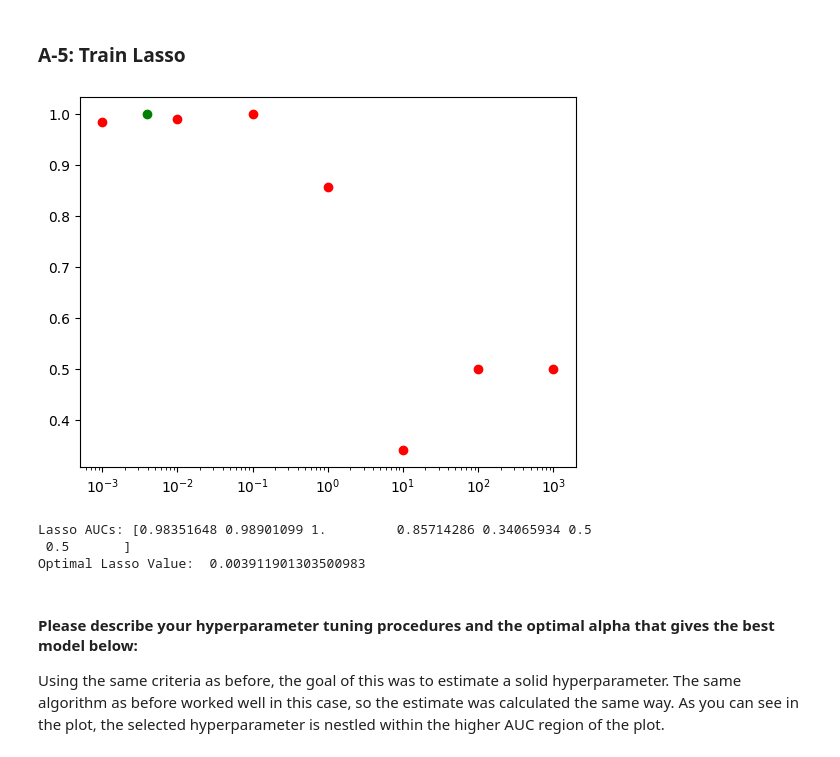
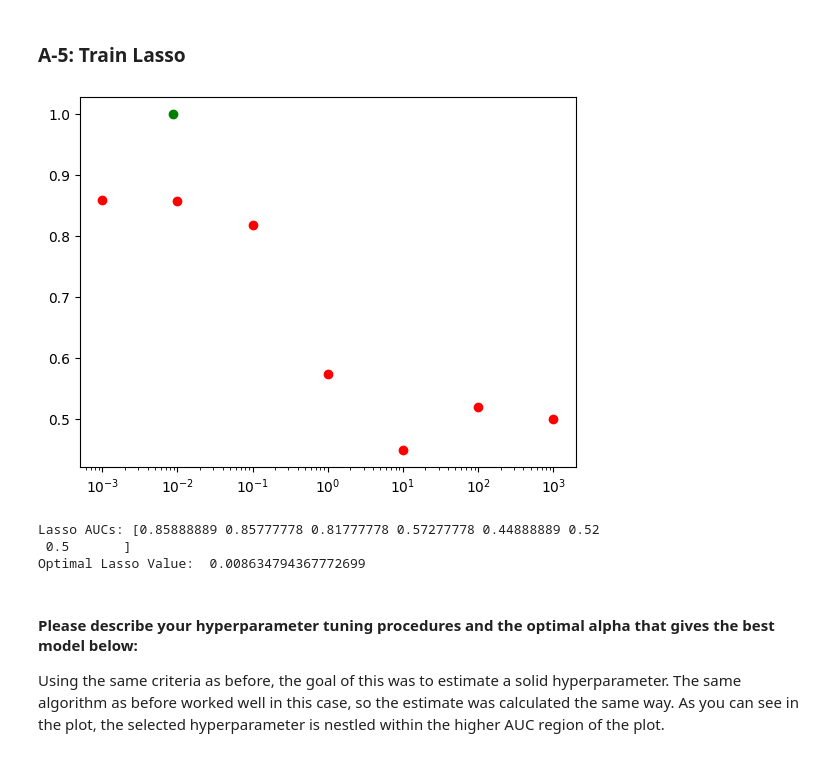
Before and after one commit to Tombo-Combo77/633Hw2, a Jupyter notebook: CSCE633_HW2_Starter_Notebook.ipynb, the cells around one changed output. Cells and saved outputs as stored; diff of their text form; code cells hidden in the pictures.

```diff
--- a/CSCE633_HW2_Starter_Notebook.ipynb
+++ b/CSCE633_HW2_Starter_Notebook.ipynb
@@ -144,43 +147,44 @@ I had initialy tried a quadratic fit, and was going to choose the maximum value
 # %%
 def train_lasso( x_train: np.ndarray, y_train:np.ndarray, x_val: np.ndarray, y_val: np.ndarray, max_iter: int = int(1e8))-> dict:
     '''
         Instantiate an object of Lasso Regression Model. Train the model object using training data for the given N-bootstraps iterations.
         In each iteration train the model for all alpha_vals, compute the auc values with the validation set and append the values to aucs_lasso.
         Return the "lasso_mean_auc" dictionary which stores the mean auc for each alpha.
     '''
-    n_bootstraps = int(1e3) #TODO: Figure out what these bootstraps are for
-    aucs_lasso = []
+    n_bootstraps = int(1e1) #NOTE: I lowered this for the code to terminate quicker while testing.
+    aucs_lasso = {1e-3:0, 1e-2:0, 1e-1:0, 1:0, 1e1:0, 1e2:0, 1e3:0}
     alpha_vals = [1e-3, 1e-2, 1e-1, 1, 1e1, 1e2, 1e3]
 
     ## YOUR CODE HERE
-    maxAuc = 0
-    for alpha in alpha_vals:
-        model = Lasso(alpha = alpha,  max_iter = max_iter)
-        model.fit(x_train, y_train)
-        fpr, tpr, thresholds = metrics.roc_curve(y_val, model.predict(x_val))
-        auc = metrics.auc(fpr, tpr)
-        aucs_lasso.append(auc)
-    return {A: B for A, B in zip(alpha_vals, aucs_lasso)}
+    for idx in range(n_bootstraps):
+        for alpha in alpha_vals:
+            model = Lasso(alpha = alpha,  max_iter = max_iter)
+            trX, trY = resample(x_train, y_train, replace=True)
+            model.fit(trX, trY)
+            fpr, tpr, _ = metrics.roc_curve(y_val, model.predict(x_val))
+            auc = metrics.auc(fpr, tpr)
+            aucs_lasso[alpha]=aucs_lasso[alpha]*(idx)/(idx+1)+(auc)/(idx+1) #moving average algorithm
+    return aucs_lasso
 
 #This section mirrors the previous section, with the same algorithm being used
 lasso_score = train_lasso(trFeat, trLbl, valFeat, valLbl)
 alphas, aucs =zip(*lasso_score.items())
 alphas = np.asarray(alphas)
 aucs = np.asarray(aucs)
 plt.scatter(alphas, aucs, color='red')
 aucs2 = aucs**2 #If I square this parameter, I put more emphasis on the good estimate margin
 opt_alphaL = 10**(np.sum((aucs2*np.log(alphas)))/np.sum(aucs2))
 plt.scatter(opt_alphaL, 1, color='green')
 plt.xscale('log')
 plt.show()
 
 print("Lasso AUCs: {}".format(aucs))
 print("Optimal Lasso Value: ", opt_alphaL)
 # %% [output]
-[figure, old version]
+[figure, new version]
-Lasso AUCs: [0.98351648 0.98901099 1.         0.85714286 0.34065934 0.5
+Lasso AUCs: [0.85888889 0.85777778 0.81777778 0.57277778 0.44888889 0.52
  0.5       ]
-Optimal Lasso Value:  0.003911901303500983
+Optimal Lasso Value:  0.008634794367772699
 # %% [markdown]
 #### Please describe your hyperparameter tuning procedures and the optimal alpha that gives the best model below:
 Using the same criteria as before, the goal of this was to estimate a solid hyperparameter. The same algorithm as before worked well in this case, so the estimate was calculated the same way. As you can see in the plot, the selected hyperparameter is nestled within the higher AUC region of the plot.
```
Also changed, not shown: parts of 9 cells of this notebook.
